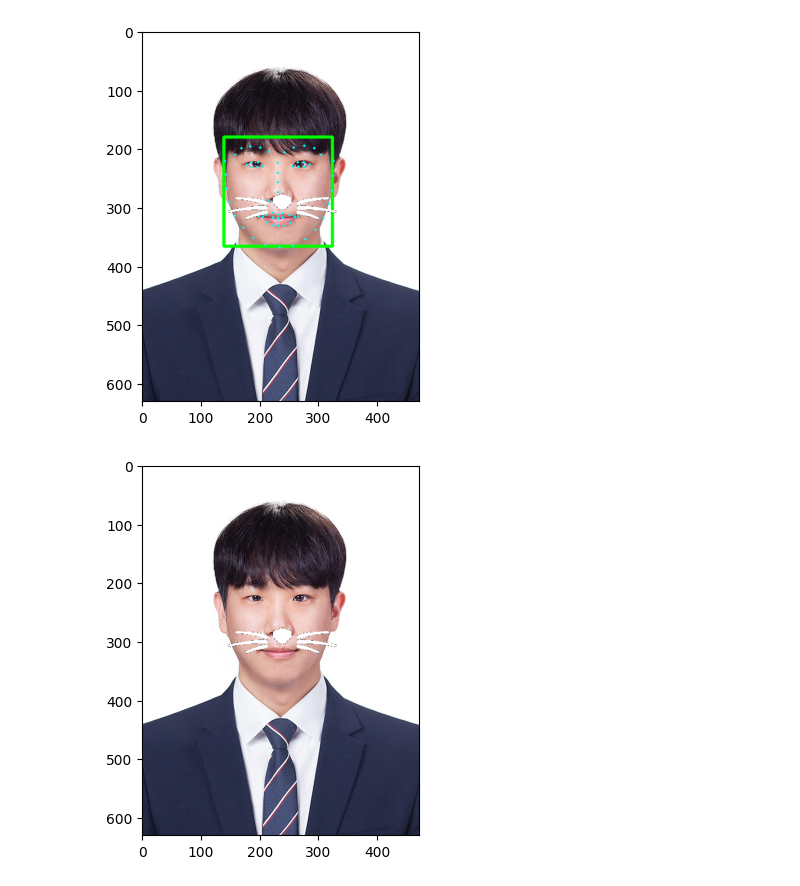
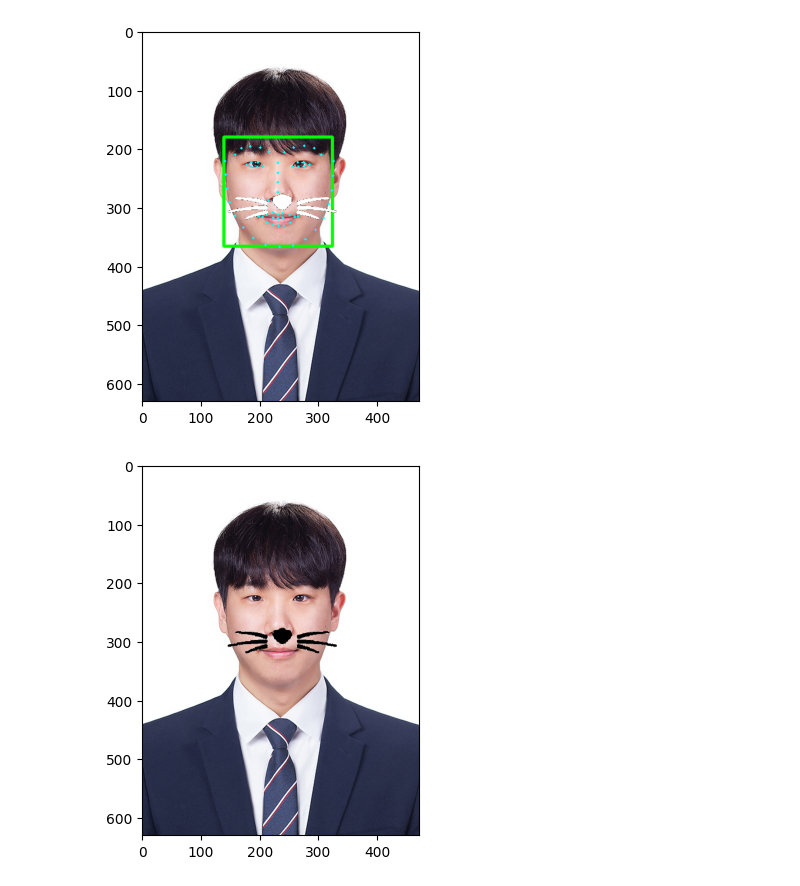
Before and after one commit to ysKim2000/AIFFEL_Online_Quest, a Jupyter notebook: EXPLORATION/EXPLORATION 6/exploration6 .ipynb, the cells around one changed output. Drawn from its saved outputs; the diff is of its cells as text; code cells hidden in the pictures.

```diff
--- a/EXPLORATION/EXPLORATION 6/exploration6.ipynb
+++ b/EXPLORATION/EXPLORATION 6/exploration6 .ipynb
@@ -100,9 +117,10 @@ plt.show()
 # %%
 sticker_area = image[refined_y:refined_y +whiskers_sticker.shape[0], refined_x:refined_x+whiskers_sticker.shape[1]]
 
+
 image[refined_y:refined_y +whiskers_sticker.shape[0], refined_x:refined_x+whiskers_sticker.shape[1]] = \
-    np.where(whiskers_sticker==0,sticker_area,whiskers_sticker).astype(np.uint8)
+    np.where(whiskers_sticker==0,sticker_area,whiskers_sticker-255).astype(np.uint8) # 오류 해결: 스티커 색 바꾸기(whiskers_sticker-255)
 plt.imshow(image)
 plt.show()
 # %% [output]
-[figure, old version]
+[figure, new version]
```
Also changed, not shown: parts of 15 cells of this notebook.
